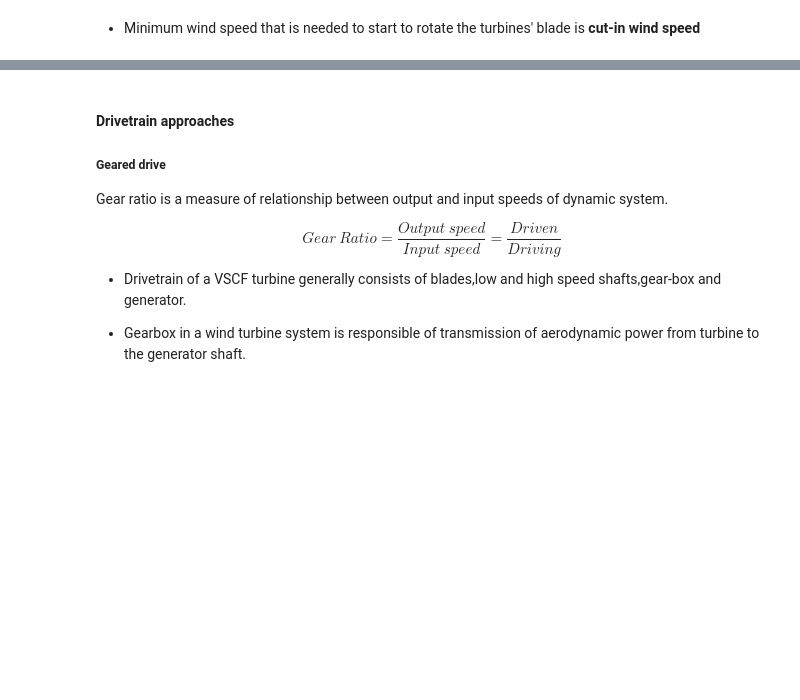
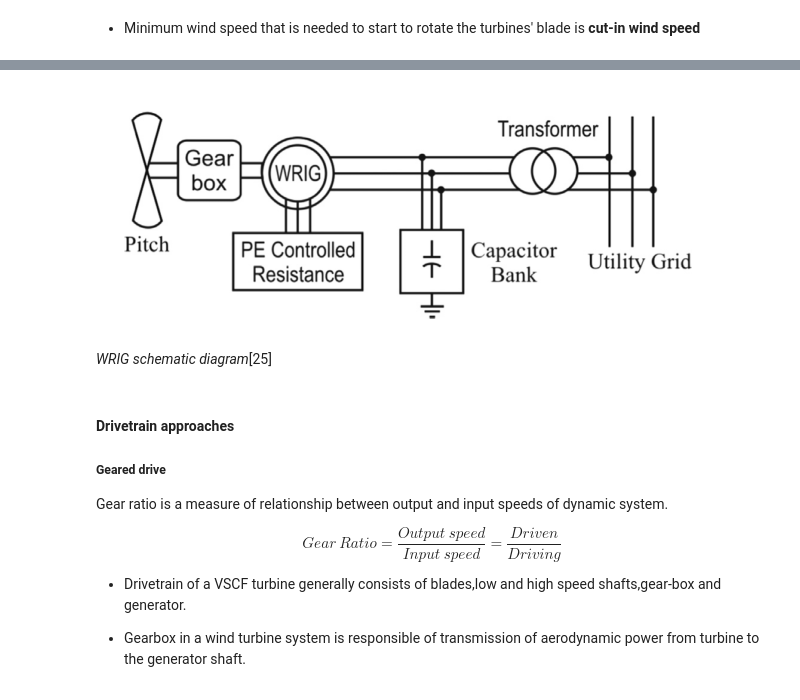
Before and after one commit to aydinbaskaya/MS_Thesis, a Jupyter notebook: Wind Turbines.ipynb, the cells around one changed output, grey strips where cells are left out. Cells and saved outputs as stored; diff of their text form; code cells hidden in the pictures; blank space fills up the shorter version.

Commit message:
Update
WRIG eklendi

```diff
--- a/Wind Turbines.ipynb
+++ b/Wind Turbines.ipynb
@@ -200,3 +212,10 @@ b)Direct drive
+# %%
+from IPython.display import Image
+Image(filename='WRIG.png')
+# %% [output]
+[figure, added]
+# %% [markdown]
+*WRIG schematic diagram*[25]
 # %% [markdown]
 #### Drivetrain approaches
 
```
Also changed, not shown: parts of 2 cells of this notebook.
